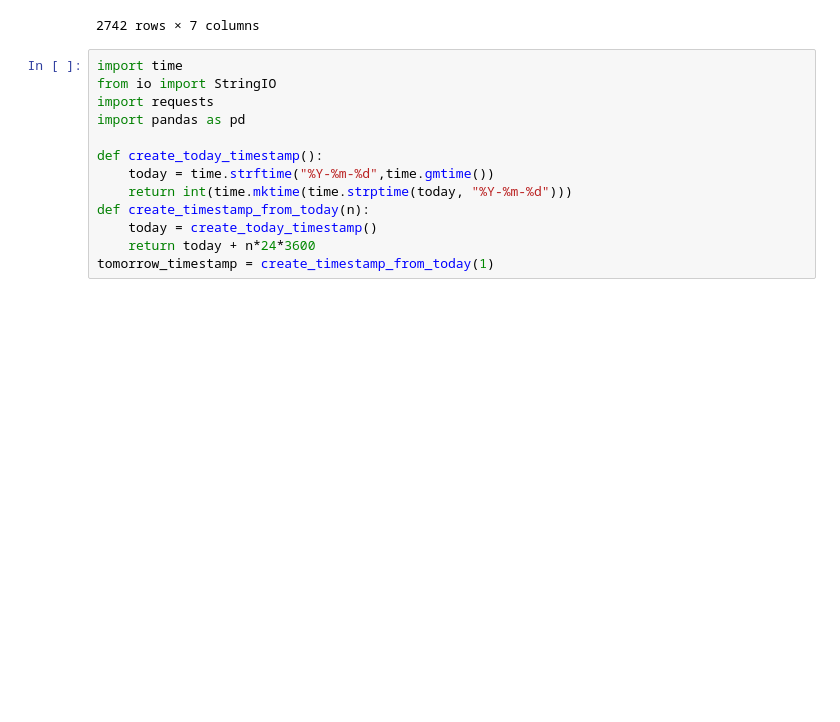
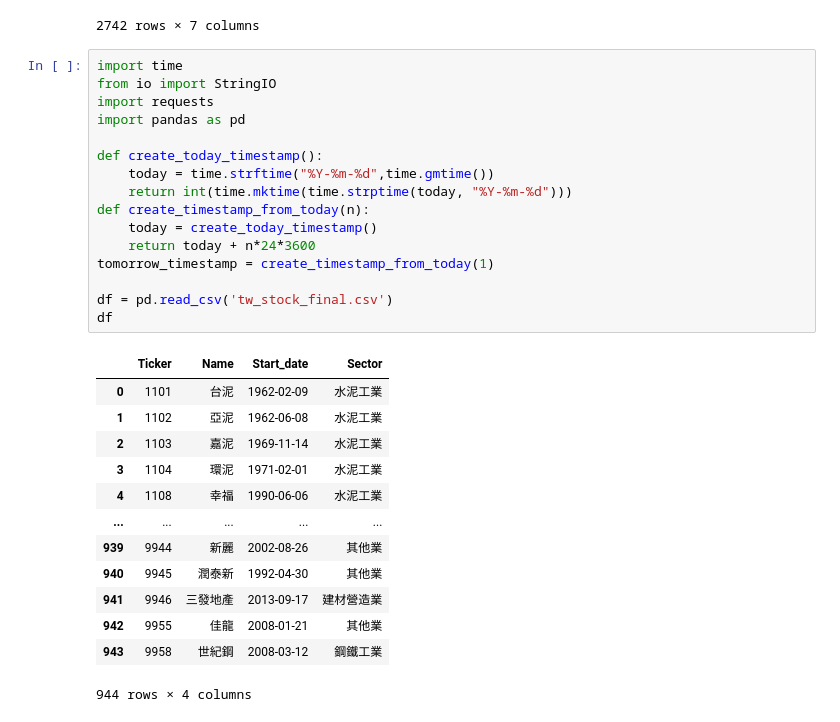
Before and after one commit to KangChungLin/BDSE_project_test, a Jupyter notebook: stock_price.ipynb, the cells around one changed output. Saved outputs shown, nothing was run; the diff lists cells and outputs as text; blank space fills up the shorter version.

```diff
--- a/stock_price.ipynb
+++ b/stock_price.ipynb
@@ -47,14 +47,31 @@ df
 # %%
 import time
 from io import StringIO
 import requests
 import pandas as pd
 
 def create_today_timestamp():
     today = time.strftime("%Y-%m-%d",time.gmtime())
     return int(time.mktime(time.strptime(today, "%Y-%m-%d")))
 def create_timestamp_from_today(n):
     today = create_today_timestamp()
     return today + n*24*3600
 tomorrow_timestamp = create_timestamp_from_today(1)
+
+df = pd.read_csv('tw_stock_final.csv')
+df
+# %% [output]
+|  | Ticker | Name | Start_date | Sector |
+| 0 | 1101 | 台泥 | 1962-02-09 | 水泥工業 |
+| 1 | 1102 | 亞泥 | 1962-06-08 | 水泥工業 |
+| 2 | 1103 | 嘉泥 | 1969-11-14 | 水泥工業 |
+| 3 | 1104 | 環泥 | 1971-02-01 | 水泥工業 |
+| 4 | 1108 | 幸福 | 1990-06-06 | 水泥工業 |
+| ... | ... | ... | ... | ... |
+| 939 | 9944 | 新麗 | 2002-08-26 | 其他業 |
+| 940 | 9945 | 潤泰新 | 1992-04-30 | 其他業 |
+| 941 | 9946 | 三發地產 | 2013-09-17 | 建材營造業 |
+| 942 | 9955 | 佳龍 | 2008-01-21 | 其他業 |
+| 943 | 9958 | 世紀鋼 | 2008-03-12 | 鋼鐵工業 |
+944 rows × 4 columns
 # %%
```
Also changed, not shown: parts of 3 cells of this notebook.
